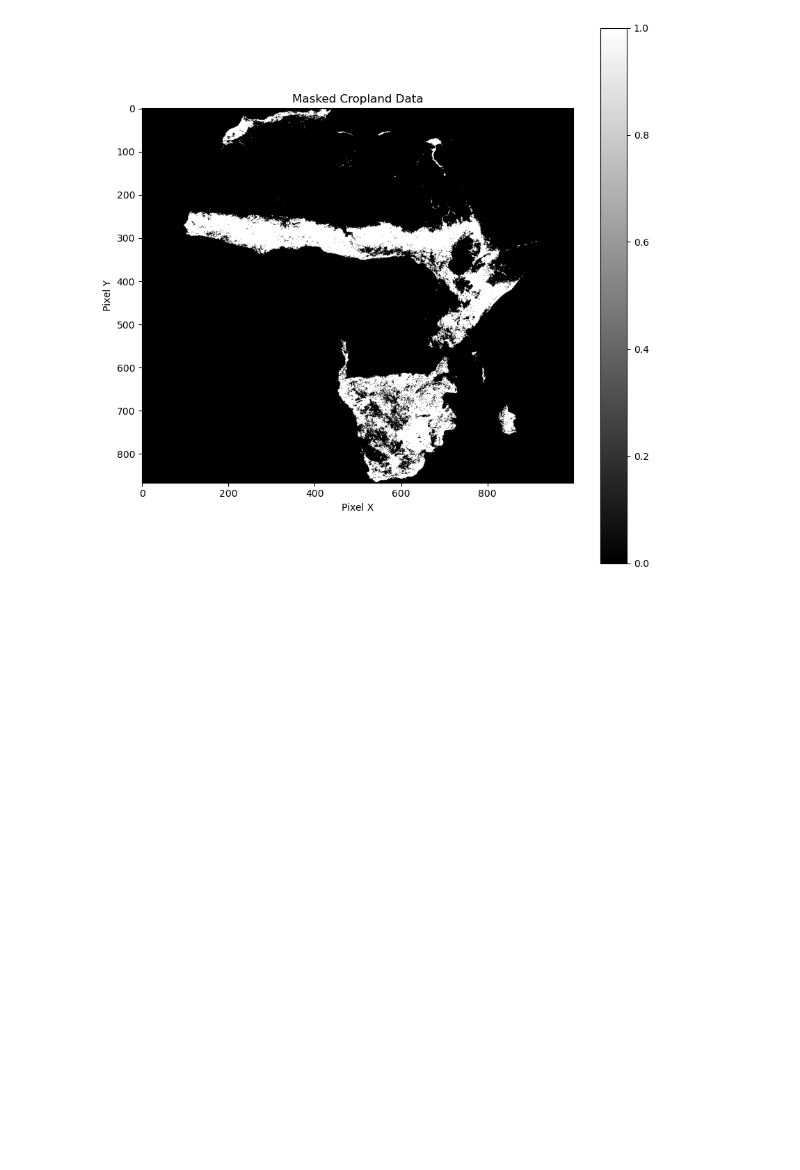
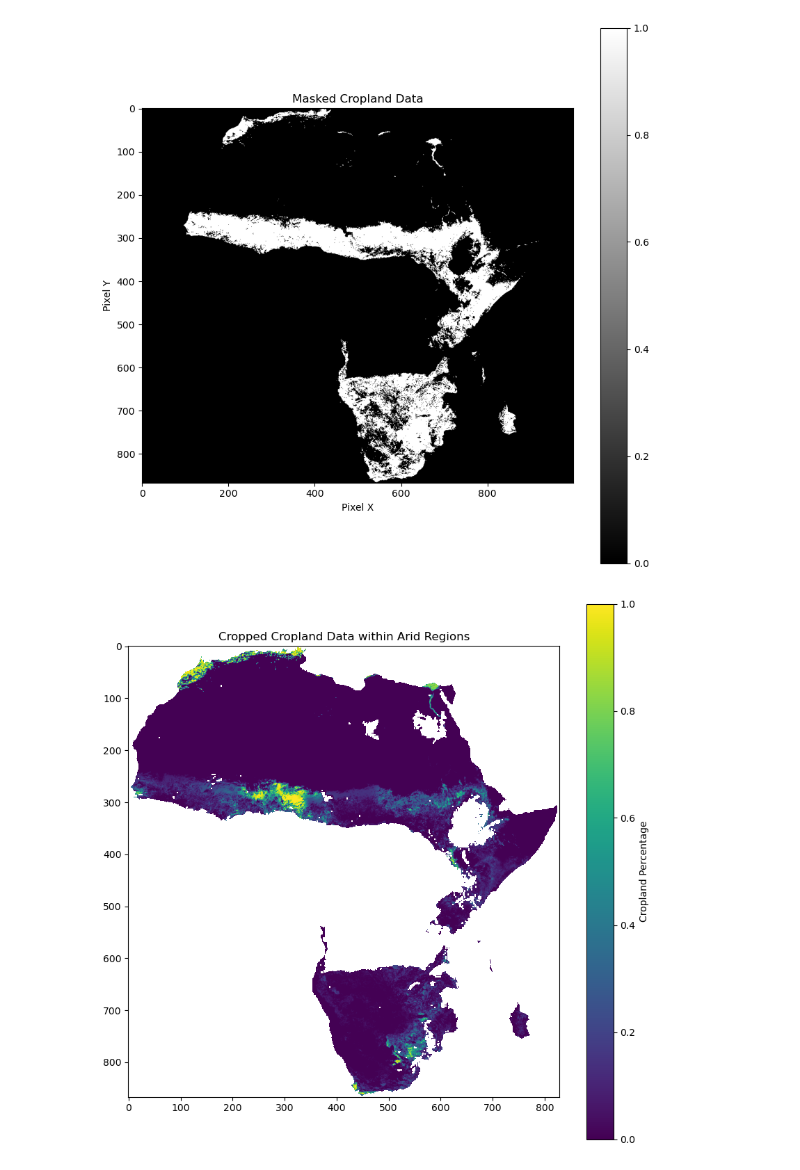
Before and after one commit to rellimylime/Africa_Irrigation, a Jupyter notebook: Code/0_process_data/3_Filter_Cropland.ipynb, the cells around one changed output. Cells and saved outputs as stored; diff of their text form; code cells hidden in the pictures; blank space fills up the shorter version.

```diff
--- a/Code/0_process_data/3_Filter_Cropland.ipynb
+++ b/Code/0_process_data/3_Filter_Cropland.ipynb
@@ -77,7 +77,51 @@ plt.ylabel('Pixel Y')
 plt.show()
 
 cropland_meta.update(dtype = 'uint8')
-with rasterio.open(resolve_path(config['Arid_Cropland_tif_path']), 'w', **cropland_meta) as dst:
+with rasterio.open(resolve_path(config['Arid_Binary_Cropland_tif_path']), 'w', **cropland_meta) as dst:
     dst.write(cropland_aridity_binary_masked, 1)
 # %% [output]
 [figure]
+# %%
+from rasterio.mask import mask
+
+# Load the arid regions shapefile
+arid_africa = gpd.read_file(resolve_path(config['Africa_all_shp_path']))
+
+# Define the path to the raw cropland TIFF file
+raw_cropland_tif_path = resolve_path(config['Africa_Cropland_tif_path'])
+
+with rasterio.open(raw_cropland_tif_path) as raw_cropland_data:
+    # Define a no-data value
+    nodata_value = np.nan
+
+    # Clip the cropland data to the extent of arid regions
+    raw_cropland_clipped, raw_cropland_transform = mask(
+        raw_cropland_data, arid_africa.geometry, crop=True, nodata=nodata_value, filled=True
+    )
+
+    # Update the metadata to include the no-data value
+    raw_cropland_meta = raw_cropland_data.meta.copy()
+    raw_cropland_meta.update({
+        'height': raw_cropland_clipped.shape[1],
+        'width': raw_cropland_clipped.shape[2],
+        'transform': raw_cropland_transform,
+        'nodata': nodata_value
+    })
+
+# Save the cropped cropland data with the no-data value
+raw_cropland_clipped_path = resolve_path(config['Arid_Cropland_tif_path'])
+with rasterio.open(raw_cropland_clipped_path, 'w', **raw_cropland_meta) as dst:
+    dst.write(raw_cropland_clipped)
+
+# Visualization to verify the result
+import matplotlib.pyplot as plt
+
+with rasterio.open(raw_cropland_clipped_path) as cropped_data:
+    cropped_image = cropped_data.read(1)
+    plt.figure(figsize=(10, 10))
+    plt.imshow(cropped_image, cmap='viridis', vmin=0, vmax=1)
+    plt.colorbar(label='Cropland Percentage')
+    plt.title('Cropped Cropland Data within Arid Regions')
+    plt.show()
+# %% [output]
+[figure, added]
```
Also changed, not shown: 5 other files.
